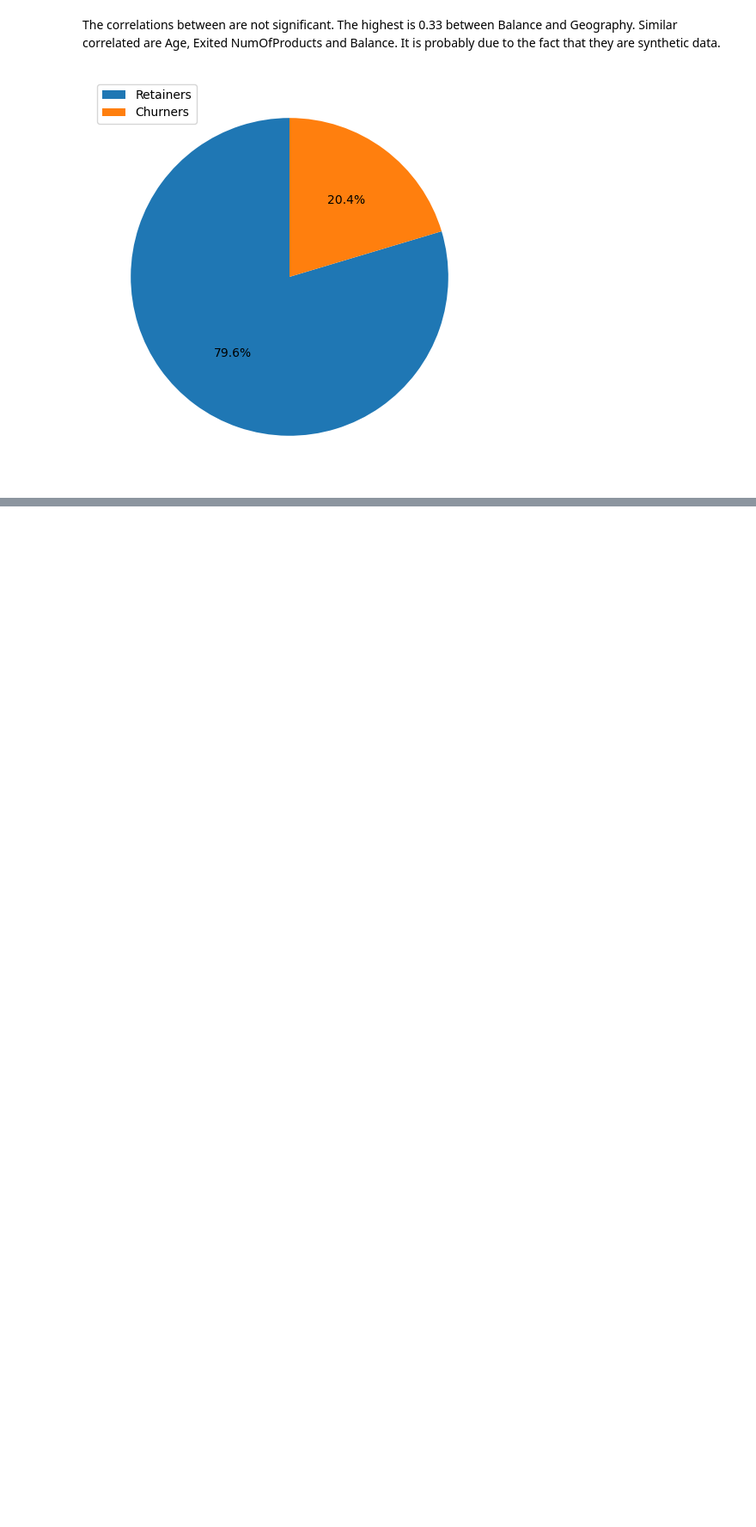
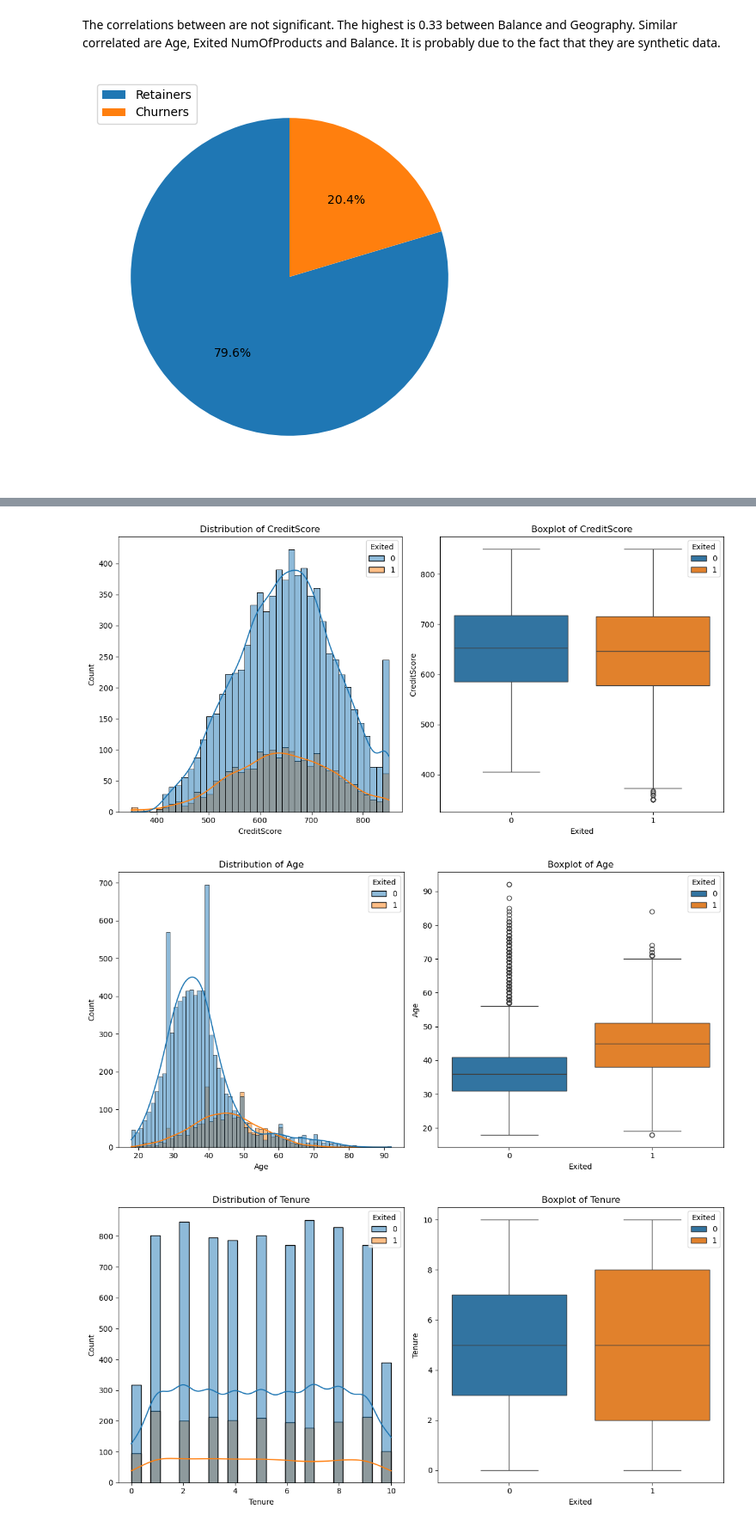
Before and after one commit to M-Grzymowicz/Banking-Customer-Churn---Analysis-and-Prediction, a Jupyter notebook: banking.ipynb, the cells around one changed output, grey strips where cells are left out. Shown at 86% size. Cells and saved outputs as stored; diff of their text form; code cells hidden in the pictures; blank space fills up the shorter version.

```diff
--- a/banking.ipynb
+++ b/banking.ipynb
@@ -559,7 +573,7 @@ features_train, features_test, target_train, target_test = train_test_split(feat
 features_test.to_csv('features_test.csv', index=False)
 # %%
 #copy feature_train
-df = features_train.copy()
+#df = features_train.copy()
 
 # data types
 df.info()
@@ -617,6 +629,7 @@ category_columns = [
  'Gender',
  'HasCrCard',
  'IsActiveMember',
+ 'Exited',
 ]
 
 # Convert each column to 'category' type
@@ -646,0 +661,3 @@ memory usage: 668.5+ KB
+# %%
+df[['CustomerId', 'Surname']] = df[['CustomerId', 'Surname']].astype('string')
+df.info()
@@ -646,0 +712,31 @@ memory usage: 668.5+ KB
+# %%
+#import seaborn as sns
+#import matplotlib.pyplot as plt
+
+
+# Verteile die numerischen Spalten mit sns.distplot() und sns.boxplot()
+# Auswahl der numerischen Spalten
+df_numeric_columns = df.select_dtypes(include=['float64', 'int64']).columns
+#features_with_target = pd.concat([df, target_train], axis=1)
+# Visualisierung der Verteilungen
+for column in df_numeric_columns:
+    plt.figure(figsize=(12, 6))
+
+    # Verteilung mit distplot
+    plt.subplot(1, 2, 1) # one row, two columnes, first column from left
+    sns.histplot(data=df, x=column, kde=True, hue='Exited')
+    #sns.histplot(features_with_target[column], kde=True, hue='Exited'  )
+    plt.title(f'Distribution of {column}')
+
+    # Boxplot zur Identifikation von Ausreißern
+    plt.subplot(1, 2, 2)
+    sns.boxplot(x='Exited', y=df[column], data=df, hue='Exited')
+    #sns.boxplot(x=features_with_target[column], hue='Exited')
+    plt.title(f'Boxplot of {column}')
+
+    plt.tight_layout()
+    plt.show()
+# %% [output]
+[figure, added]
+[figure, added]
+[figure, added]
```
Also changed, not shown: parts of 14 cells of this notebook.
